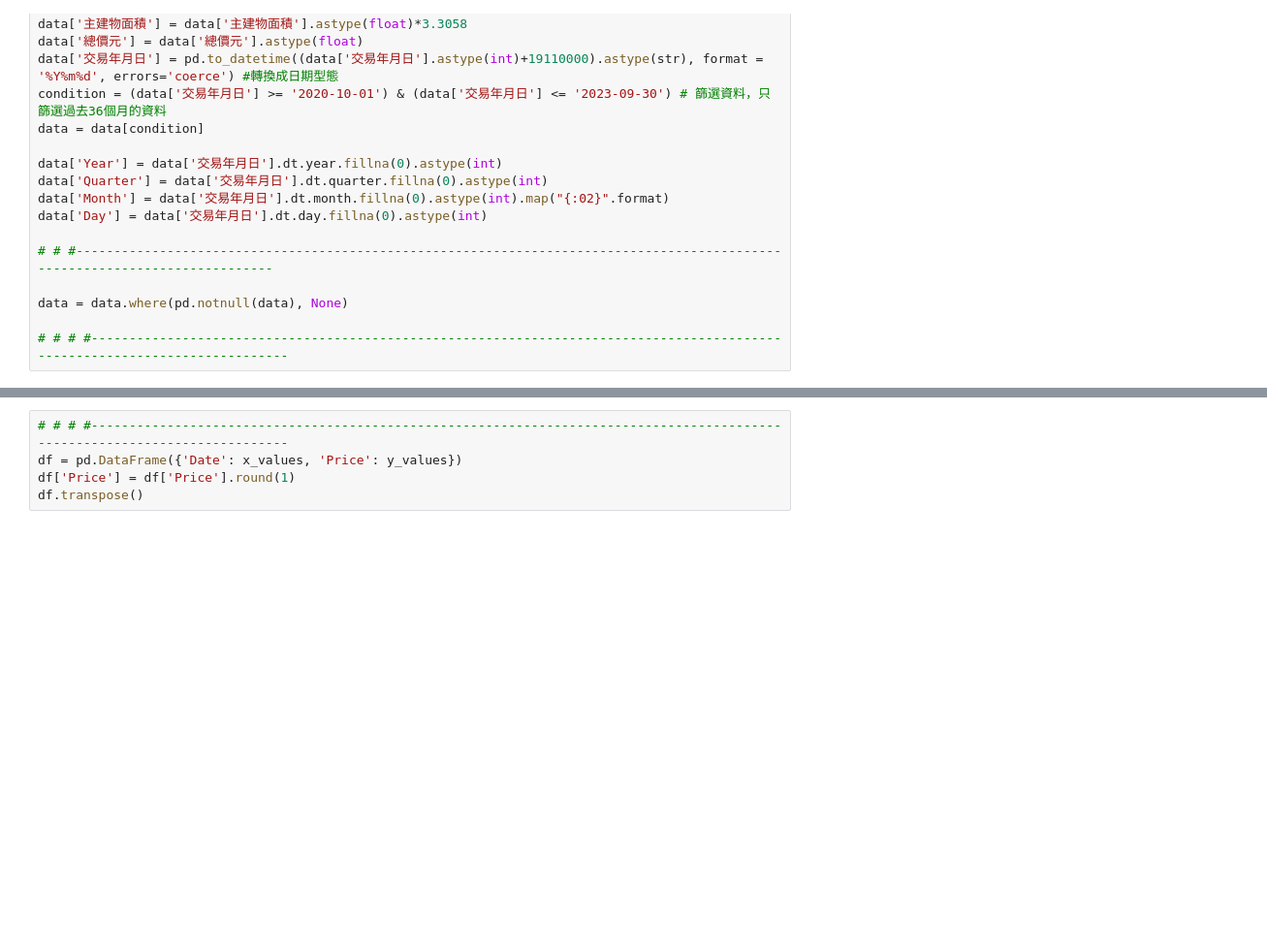
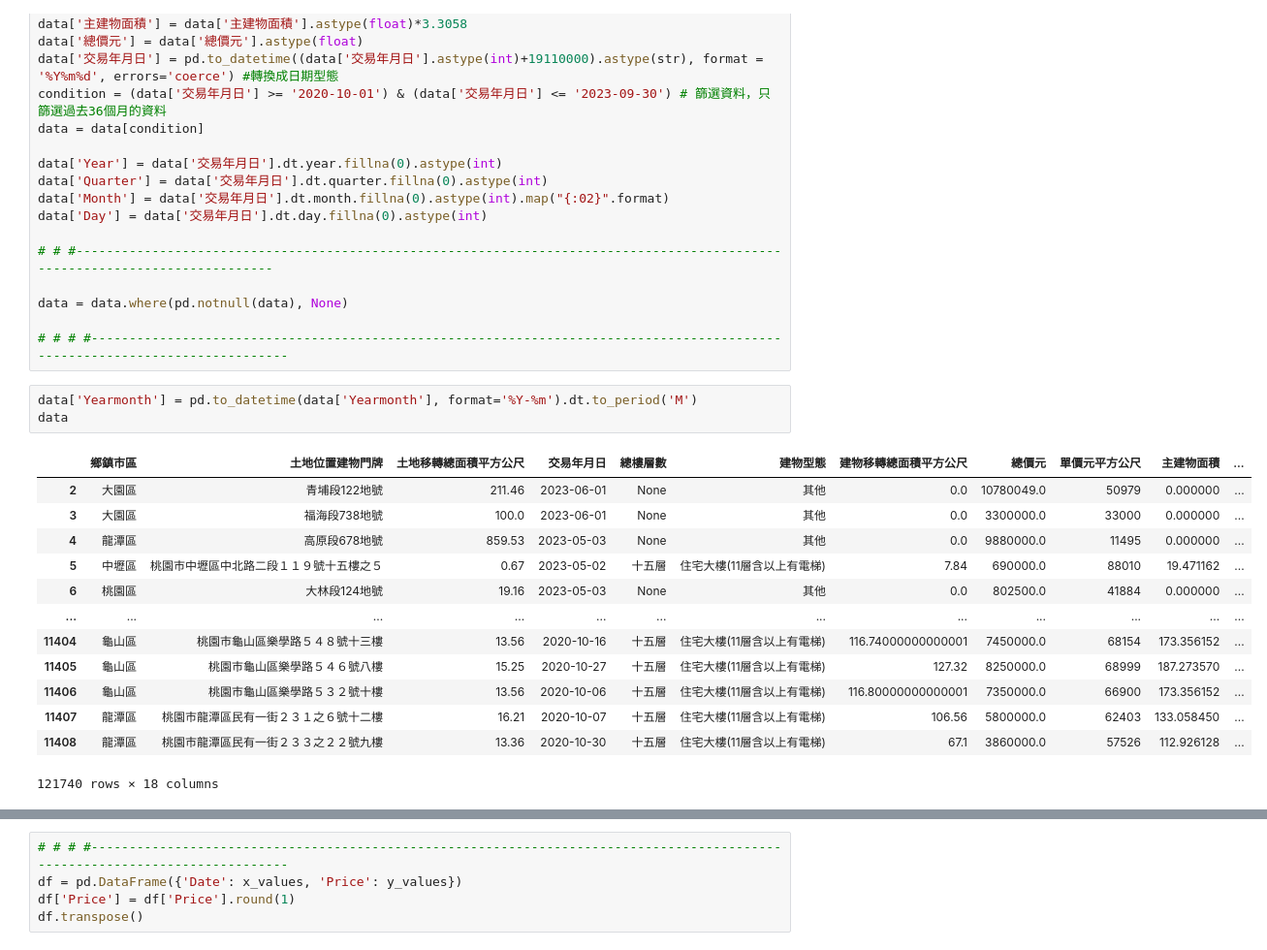
Before and after one commit to e19931107/Project2, a Jupyter notebook: Project_20231224.ipynb, the cells around one changed output, grey strips where cells are left out. Shown at 97% size. Drawn from its saved outputs; the diff is of its cells as text; blank space fills up the shorter version.

```diff
--- a/Project_20231224.ipynb
+++ b/Project_20231224.ipynb
@@ -39,3 +39,20 @@ data['Day'] = data['交易年月日'].dt.day.fillna(0).astype(int)
 data = data.where(pd.notnull(data), None)
 
 # # # #----------------------------------------------------------------------------------------------------------------------------
+# %%
+data['Yearmonth'] = pd.to_datetime(data['Yearmonth'], format='%Y-%m').dt.to_period('M')
+data
+# %% [output]
+|  | 鄉鎮市區 | 土地位置建物門牌 | 土地移轉總面積平方公尺 | 交易年月日 | 總樓層數 | 建物型態 | 建物移轉總面積平方公尺 | 總價元 | 單價元平方公尺 | 主建物面積 | ... |
+| 2 | 大園區 | 青埔段122地號 | 211.46 | 2023-06-01 | None | 其他 | 0.0 | 10780049.0 | 50979 | 0.000000 | ... |
+| 3 | 大園區 | 福海段738地號 | 100.0 | 2023-06-01 | None | 其他 | 0.0 | 3300000.0 | 33000 | 0.000000 | ... |
+| 4 | 龍潭區 | 高原段678地號 | 859.53 | 2023-05-03 | None | 其他 | 0.0 | 9880000.0 | 11495 | 0.000000 | ... |
+| 5 | 中壢區 | 桃園市中壢區中北路二段１１９號十五樓之５ | 0.67 | 2023-05-02 | 十五層 | 住宅大樓(11層含以上有電梯) | 7.84 | 690000.0 | 88010 | 19.471162 | ... |
+| 6 | 桃園區 | 大林段124地號 | 19.16 | 2023-05-03 | None | 其他 | 0.0 | 802500.0 | 41884 | 0.000000 | ... |
+| ... | ... | ... | ... | ... | ... | ... | ... | ... | ... | ... | ... |
+| 11404 | 龜山區 | 桃園市龜山區樂學路５４８號十三樓 | 13.56 | 2020-10-16 | 十五層 | 住宅大樓(11層含以上有電梯) | 116.74000000000001 | 7450000.0 | 68154 | 173.356152 | ... |
+| 11405 | 龜山區 | 桃園市龜山區樂學路５４６號八樓 | 15.25 | 2020-10-27 | 十五層 | 住宅大樓(11層含以上有電梯) | 127.32 | 8250000.0 | 68999 | 187.273570 | ... |
+| 11406 | 龜山區 | 桃園市龜山區樂學路５３２號十樓 | 13.56 | 2020-10-06 | 十五層 | 住宅大樓(11層含以上有電梯) | 116.80000000000001 | 7350000.0 | 66900 | 173.356152 | ... |
+| 11407 | 龍潭區 | 桃園市龍潭區民有一街２３１之６號十二樓 | 16.21 | 2020-10-07 | 十五層 | 住宅大樓(11層含以上有電梯) | 106.56 | 5800000.0 | 62403 | 133.058450 | ... |
+| 11408 | 龍潭區 | 桃園市龍潭區民有一街２３３之２２號九樓 | 13.36 | 2020-10-30 | 十五層 | 住宅大樓(11層含以上有電梯) | 67.1 | 3860000.0 | 57526 | 112.926128 | ... |
+121740 rows × 18 columns
```
Also changed, not shown: parts of 5 cells of this notebook.
